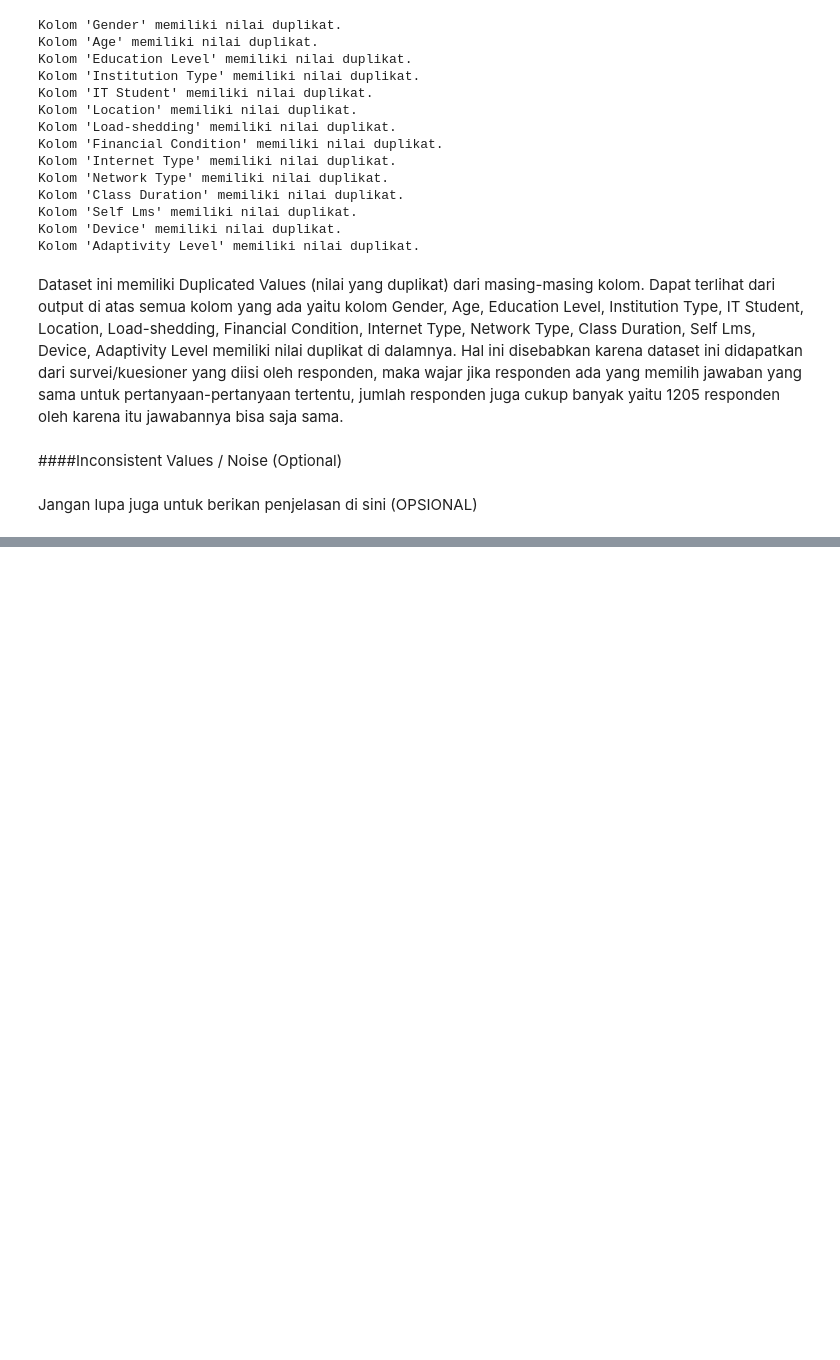
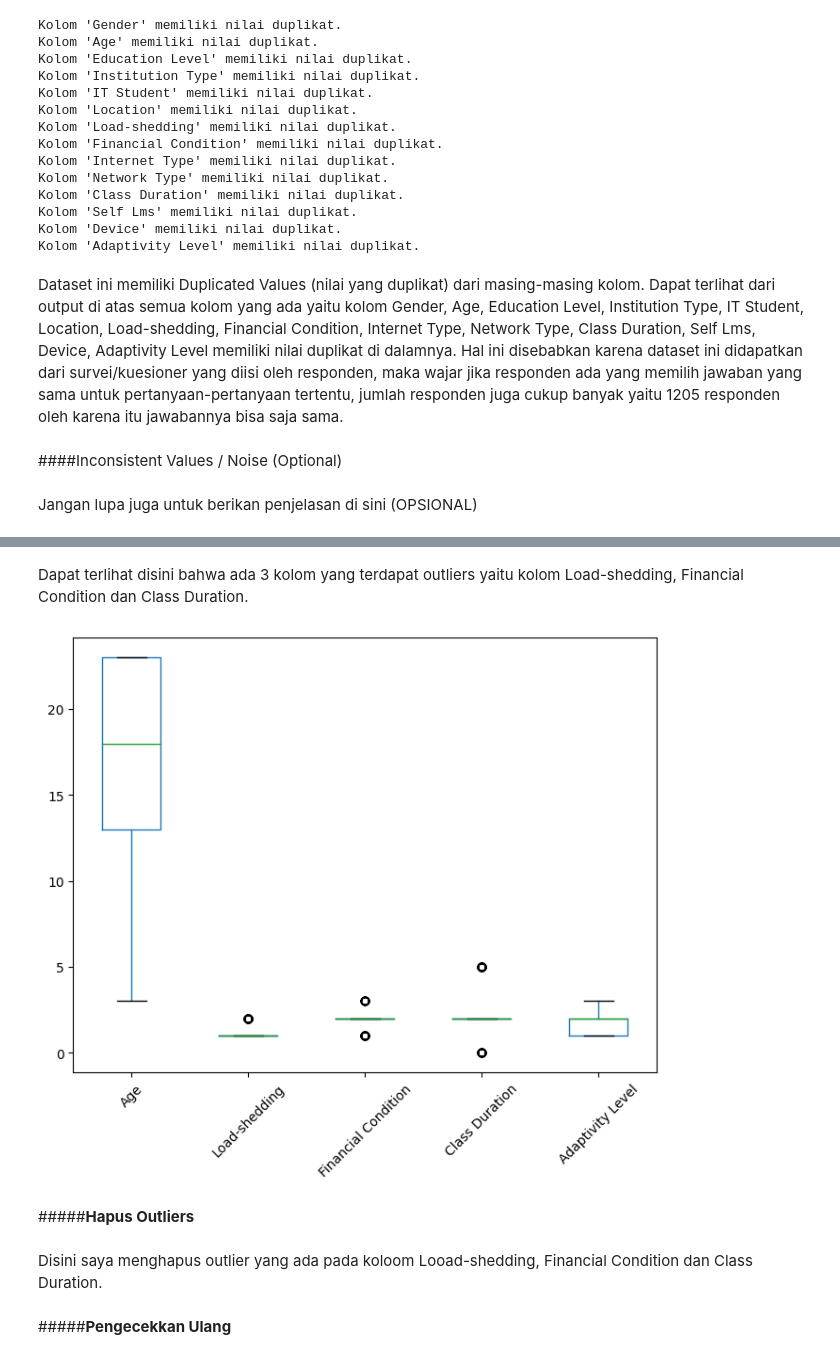
Before and after one commit to ridhapadelia/Data-Mining-Checkpoint-1, a Jupyter notebook: Data_Mining_Checkpoint2.ipynb, the cells around one changed output, grey strips where cells are left out. Drawn from its saved outputs; the diff is of its cells as text; code cells hidden in the pictures; blank space fills up the shorter version.

```diff
--- a/Data_Mining_Checkpoint2.ipynb
+++ b/Data_Mining_Checkpoint2.ipynb
@@ -395,0 +510,2 @@ Jangan lupa juga untuk berikan penjelasan di sini (OPSIONAL)
+# %%
+df['Age'] = df['Age'].fillna(df['Age'].dropna().mean())
@@ -395,0 +558,2 @@ Jangan lupa juga untuk berikan penjelasan di sini (OPSIONAL)
+# %%
+df = df.drop_duplicates()
@@ -395,0 +595,8 @@ Jangan lupa juga untuk berikan penjelasan di sini (OPSIONAL)
+# %% [markdown]
+Dapat terlihat disini bahwa ada 3 kolom yang terdapat outliers yaitu kolom Load-shedding, Financial Condition dan Class Duration.
+# %%
+boxplot = df.boxplot(grid=False, rot=45, figsize=(8,6))
+# %% [output]
+[figure, added]
+# %% [markdown]
+#####**Hapus Outliers**
@@ -395,0 +627,4 @@ Jangan lupa juga untuk berikan penjelasan di sini (OPSIONAL)
+# %% [markdown]
+Disini saya menghapus outlier yang ada pada koloom Looad-shedding, Financial Condition dan Class Duration.
+# %% [markdown]
+#####**Pengecekkan Ulang**
```
Also changed, not shown: parts of 72 cells of this notebook.
